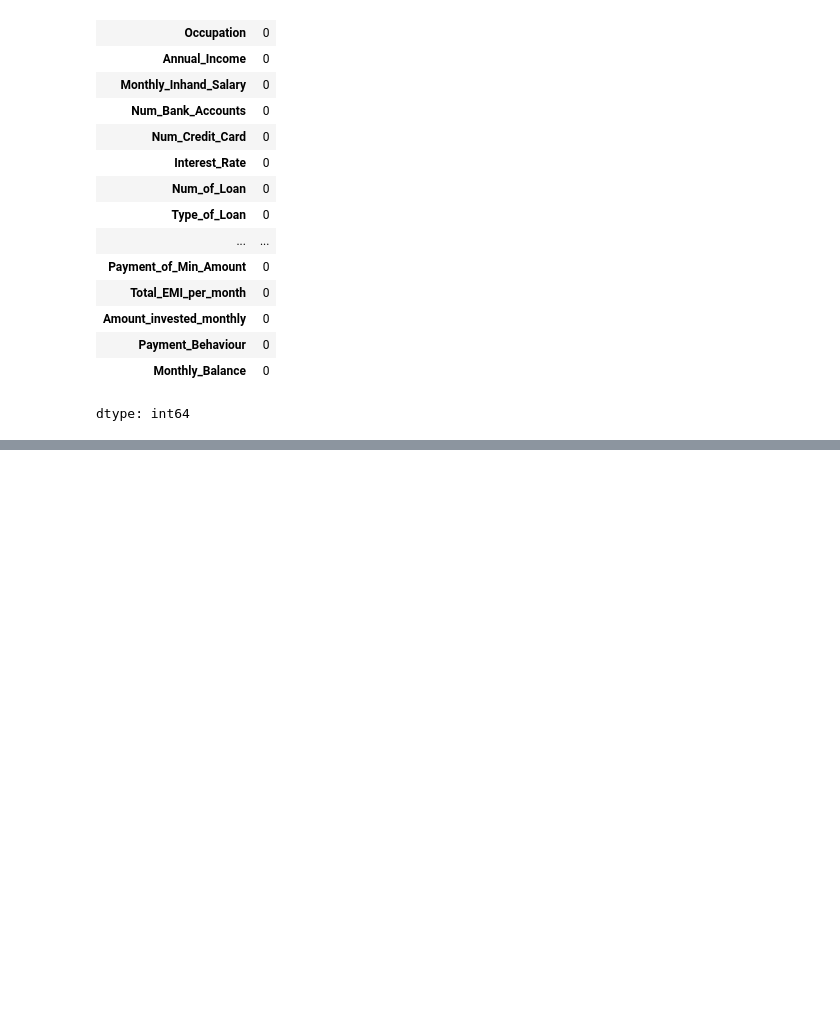
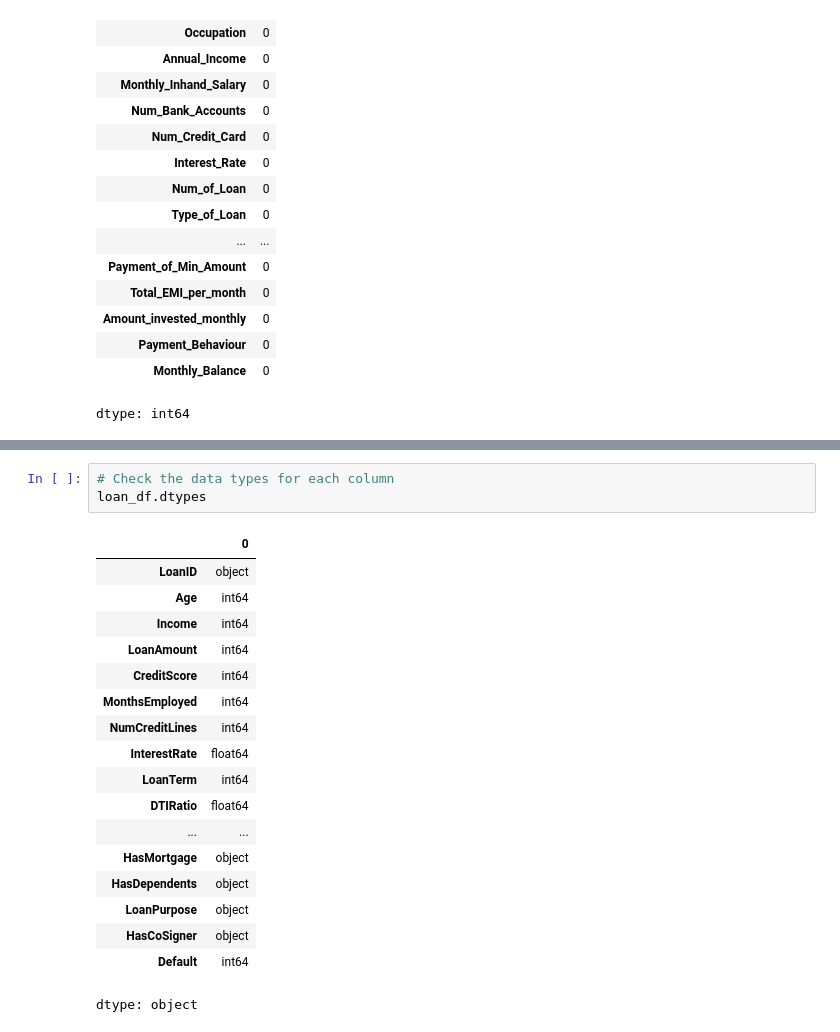
Before and after one commit to cindyd97/Project_4_Group_4, a Jupyter notebook: cleaning_credit_loan_data.ipynb, the cells around one changed output, grey strips where cells are left out. Saved outputs shown, nothing was run; the diff lists cells and outputs as text; blank space fills up the shorter version.

```diff
--- a/cleaning_credit_data.ipynb
+++ b/cleaning_credit_loan_data.ipynb
@@ -162,0 +179,22 @@ files.download("clean_credit_data.csv")
+# %%
+# Check the data types for each column
+loan_df.dtypes
+# %% [output]
+|  | 0 |
+| LoanID | object |
+| Age | int64 |
+| Income | int64 |
+| LoanAmount | int64 |
+| CreditScore | int64 |
+| MonthsEmployed | int64 |
+| NumCreditLines | int64 |
+| InterestRate | float64 |
+| LoanTerm | int64 |
+| DTIRatio | float64 |
+| ... | ... |
+| HasMortgage | object |
+| HasDependents | object |
+| LoanPurpose | object |
+| HasCoSigner | object |
+| Default | int64 |
+dtype: object
```
Also changed, not shown: parts of 9 cells of this notebook.
